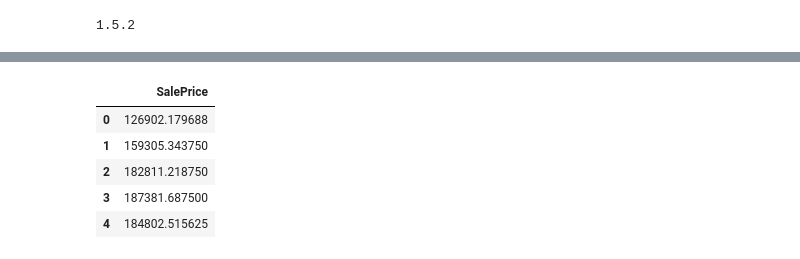
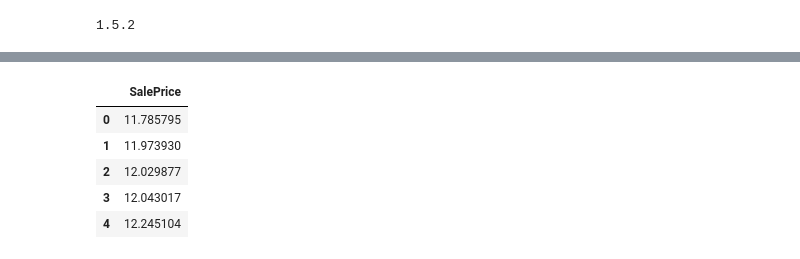
Before and after one commit to NandoGoncalves/House_Prices, a Jupyter notebook: house-prices_f00.ipynb, the cells around one changed output, grey strips where cells are left out. Drawn from its saved outputs; the diff is of its cells as text; code cells hidden in the pictures.

```diff
--- a/house-prices_f00.ipynb
+++ b/house-prices_f00.ipynb
@@ -241,6 +241,18 @@ df_train = pd.concat([df_train_cat, df_train_scaled, df_train_dummies], axis=1)
 df_train.shape
 # %% [output]
 (2911, 45)
+# %%
+variance_threshold = 0.2
+selector = VarianceThreshold(variance_threshold)
+
+selector.fit(df_train)
+features = selector.get_support(indices = True) #returns an array of integers corresponding to nonremoved features
+#features
+features = [column for column in df_train.columns[features]] #Array of all nonremoved features' names
+#features
+#Format and Return
+df_train = pd.DataFrame(selector.transform(df_train))
+df_train.columns = features
 # %%
 df_test = df_train.tail(1459)
 df_train = df_train.head(df_train_SalePrice.shape[0]) # shape minus outliers
@@ -265,0 +300,5 @@ print(xgboost.__version__)
+# %%
+xgb_r_grid.fit(X_train, y_train)
+
+print(xgb_r_grid.best_score_)
+print(xgb_r_grid.best_params_)
@@ -268,18 +319,20 @@ print(xgboost.__version__)
 #model_xgbr = XGBRegressor()
 
 # Instantiation
-'''
-xgb_r = XGBRegressor(objective ='reg:squarederror', learning_rate=0.3, subsample=0.8, colsample_bytree=1, gamma=0.1,
-                     max_depth=4,
-                  n_estimators = 830, seed = 123)
-'''
 
-xgb_r = XGBRegressor(colsample_bytree=0.4603, gamma=0.0468,
-                             learning_rate=0.05, max_depth=3,
-                             min_child_weight=1.7817, n_estimators=2200,
-                             reg_alpha=0.4640, reg_lambda=0.8571,
-                             subsample=0.5213, silent=1,
-                             random_state =7, nthread = -1)
+
+xgb_r = XGBRegressor(
+    objective= 'reg:linear',
+    colsample_bytree=0.6,
+    learning_rate=0.03,
+    max_depth=2,
+    min_child_weight=1,
+    n_estimators=1442,
+    subsample=0.3,
+    silent=1,
+    gamma = 1)
+
+
 
 
 # Fitting the model
@@ -319,16 +372,18 @@ score test : 0.8842401172571823
 # %%
 #pred = xgb_r.predict(pca.transform(df_test))
 pred = xgb_r.predict(df_test)
 
-df_pred = pd.DataFrame(np.expm1(pred), columns=['SalePrice'])
+# expm1 inutile
+#df_pred = pd.DataFrame(np.expm1(pred), columns=['SalePrice'])
+df_pred = pd.DataFrame(pred, columns=['SalePrice'])
 df_pred.head()
 # %% [output]
 |  | SalePrice |
-| 0 | 126902.179688 |
-| 1 | 159305.343750 |
-| 2 | 182811.218750 |
-| 3 | 187381.687500 |
-| 4 | 184802.515625 |
+| 0 | 11.785795 |
+| 1 | 11.973930 |
+| 2 | 12.029877 |
+| 3 | 12.043017 |
+| 4 | 12.245104 |
 # %%
 df_pred = df_test_Id.join(df_pred)
 df_pred.to_csv('./submission/model_xgb_r.csv', index=False)
```
Also changed, not shown: parts of 7 cells of this notebook, 2 other files.
